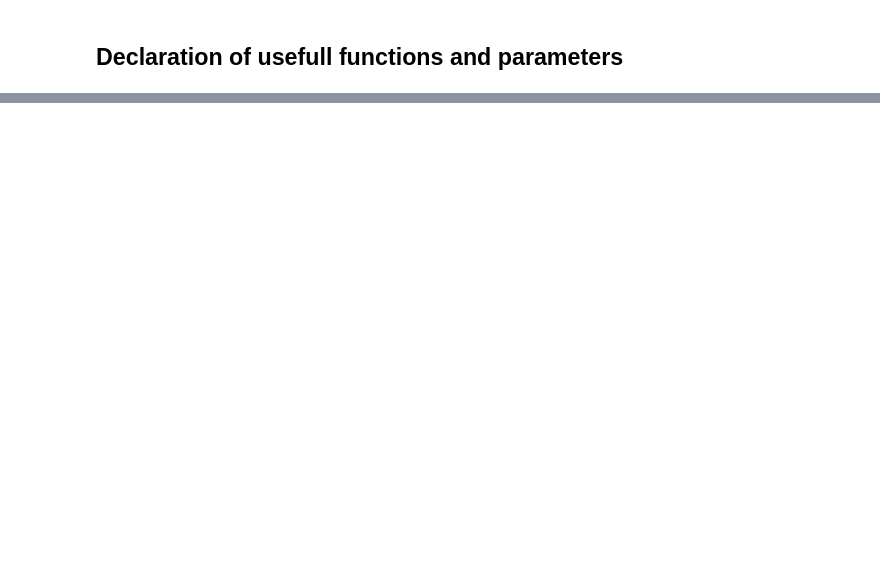
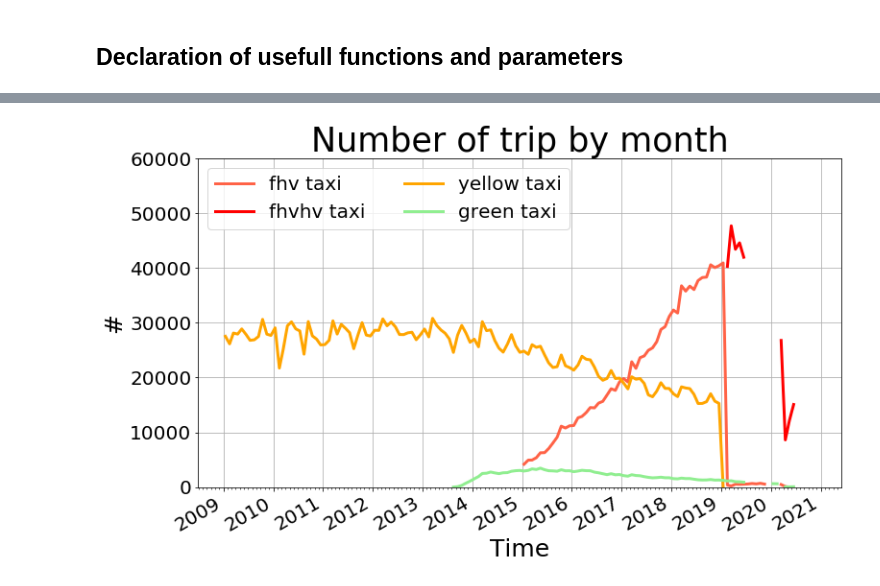
Before and after one commit to MaxDaless/H600-L-Group, a Jupyter notebook: t4_analysis.ipynb, the cells around one changed output, grey strips where cells are left out. Cells and saved outputs as stored; diff of their text form; code cells hidden in the pictures; blank space fills up the shorter version.

```diff
--- a/t4_analysis.ipynb
+++ b/t4_analysis.ipynb
@@ -854,17 +50,0 @@ root
-# %%
-var.append([row[0] for row in test.select("sum(trip_duration)").collect()])
-dating.append([row[0] for row in test.select("hour").collect()])
-# %%
-i = -1
-fig, ax = plt.subplots(1,figsize=(34,15))
-for yr in list_year :
-    i = i+3
-    colors = (sorted(overlap,reverse=True))[i]
-    ax.plot(dating[yr][0],var[yr][0],color=colors,label='%s' %(yr),lw=3) # Line not visible, only to show values
-ax.set_xlim(0,24,1)
-ax.set_xlabel("Time in hour")
-ax.set_ylabel("Trip duration from Manathann to Newark")
-ax.format_ydata = lambda x: '$%1.2f' % x
-ax.grid(True)
-plt.legend(ncol=4,loc=2)
-fig.autofmt_xdate()
@@ -877,0 +244,32 @@ TypeError: 'mth' is an invalid keyword argument for __new__()
+# %%
+
+## PLOT PARAMETERS
+parameters = {'axes.labelsize': 25,
+          'axes.titlesize': 35,
+          'legend.fontsize': 20,
+          'xtick.labelsize': 20,
+          'ytick.labelsize':20}
+plt.rcParams.update(parameters)
+list_taxi = ["fhv","fhvhv", "yellow", "green"]
+# Plot the numbers of monthly number of trips
+i = 0
+fig, ax = plt.subplots(1,figsize=(12,7))
+ax.xaxis.set_major_locator(years)
+ax.xaxis.set_major_formatter(years_fmt)
+ax.xaxis.set_minor_locator(months)
+for taxi_brand in list_taxi :
+    i = i+6
+    colors = (sorted(overlap,reverse=True))[i]
+    ax.plot(dating_pop[taxi_brand],var_pop[taxi_brand],color=colors,label='%s taxi' %(taxi_brand),lw=3) # Line not visible, only to show values
+ax.set_xlim(xmin,xmax,1)
+ax.set_ylim(0,60000)
+ax.set_xlabel("Time")
+plt.title("Number of trip by month")
+ax.set_ylabel("#")
+ax.format_ydata = lambda x: '$%1.2f' % x
+ax.grid(True)
+plt.legend(ncol=2,loc=2)
+fig.autofmt_xdate()
+plt.savefig(cl_path+"../Plot_Q1_popularity_allTAXI.png", bbox_inches = 'tight', pad_inches=0)
+# %% [output]
+[figure, added]
```
Also changed, not shown: parts of 55 cells of this notebook, 10 other files.
